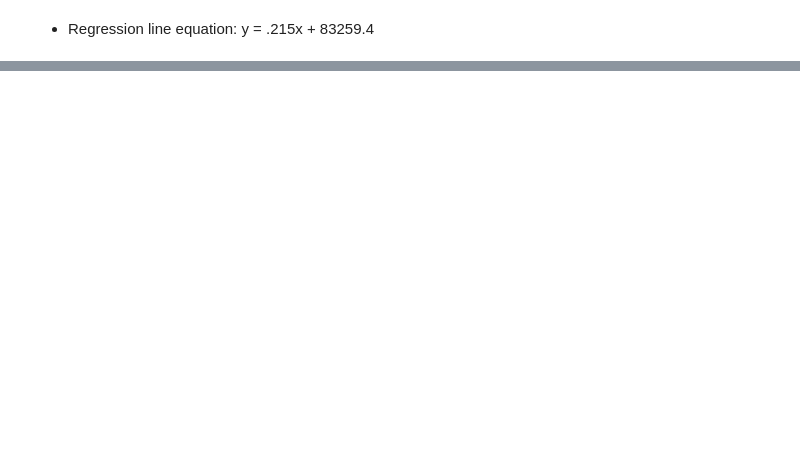
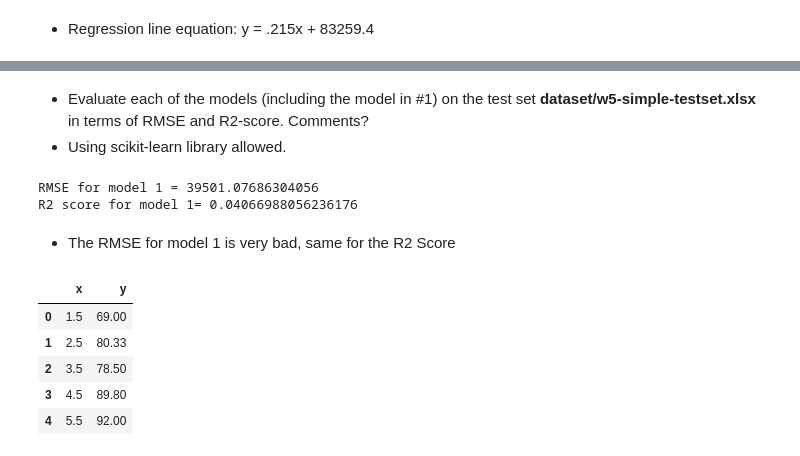
Before and after one commit to natalie2nguyen/MachineLearning, a Jupyter notebook: week5_encoding.ipynb, the cells around one changed output, grey strips where cells are left out. Cells and saved outputs as stored; diff of their text form; code cells hidden in the pictures; blank space fills up the shorter version.

```diff
--- a/week5_encoding.ipynb
+++ b/week5_encoding.ipynb
@@ -147,0 +146,25 @@ for degree in degrees:
+# %% [markdown]
+- Evaluate each of the models (including the model in #1) on the test set **dataset/w5-simple-testset.xlsx** in terms of RMSE and R2-score. Comments?
+- Using scikit-learn library allowed.
+# %%
+from sklearn.metrics import mean_squared_error
+from sklearn.metrics import r2_score
+import numpy as np
+
+print(f"RMSE for model 1 = {np.sqrt(mean_squared_error(data_test_y,pred))}")
+print(f'R2 score for model 1= {r2_score(data_test_y,pred)}')
+# %% [output]
+RMSE for model 1 = 39501.07686304056
+R2 score for model 1= 0.04066988056236176
+# %% [markdown]
+- The RMSE for model 1 is very bad, same for the R2 Score
+# %%
+df2 = pd.read_excel('datasets/w5-simple-regression-testset.xlsx')
+df2.head()
+# %% [output]
+|  | x | y |
+| 0 | 1.5 | 69.00 |
+| 1 | 2.5 | 80.33 |
+| 2 | 3.5 | 78.50 |
+| 3 | 4.5 | 89.80 |
+| 4 | 5.5 | 92.00 |
```
Also changed, not shown: parts of 18 cells of this notebook, 1 other file.
